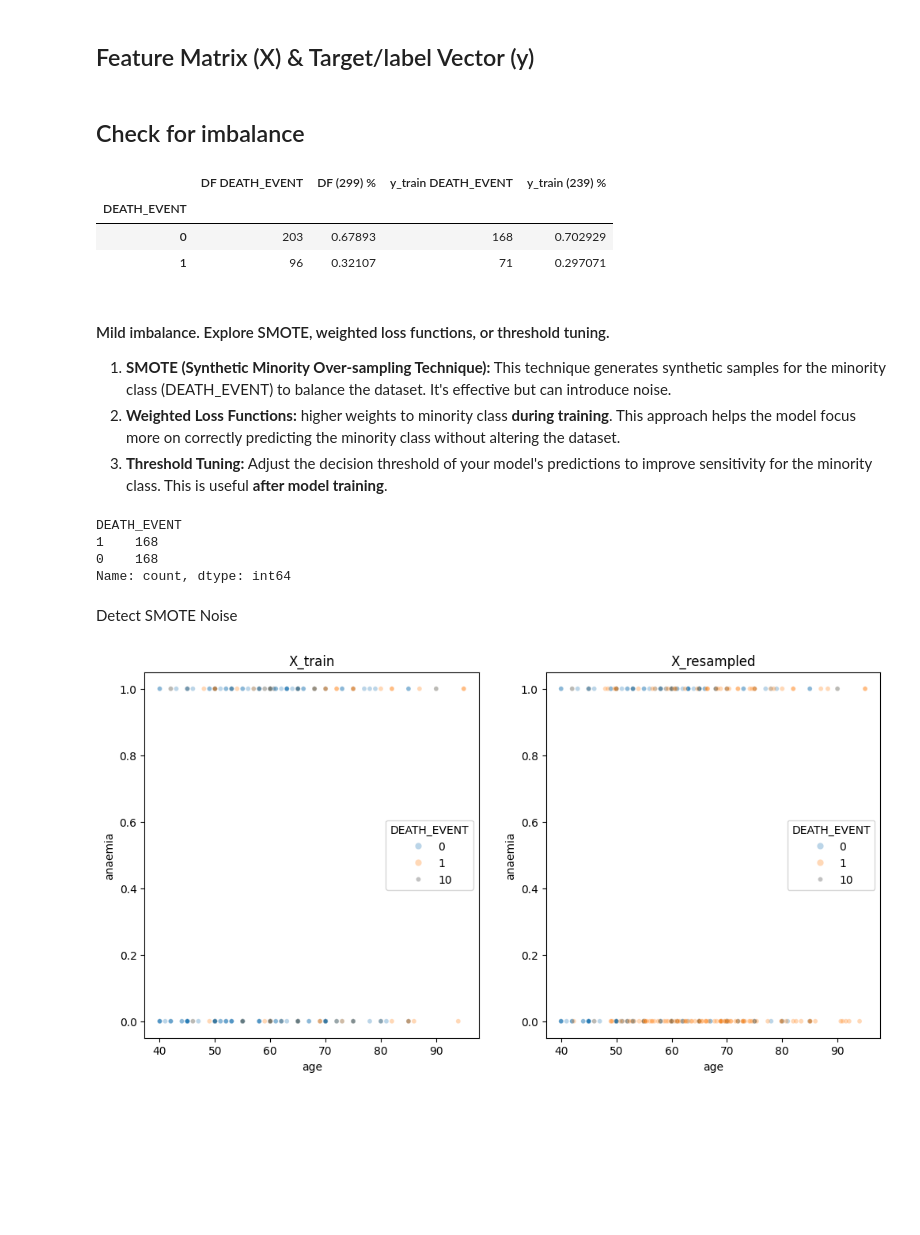
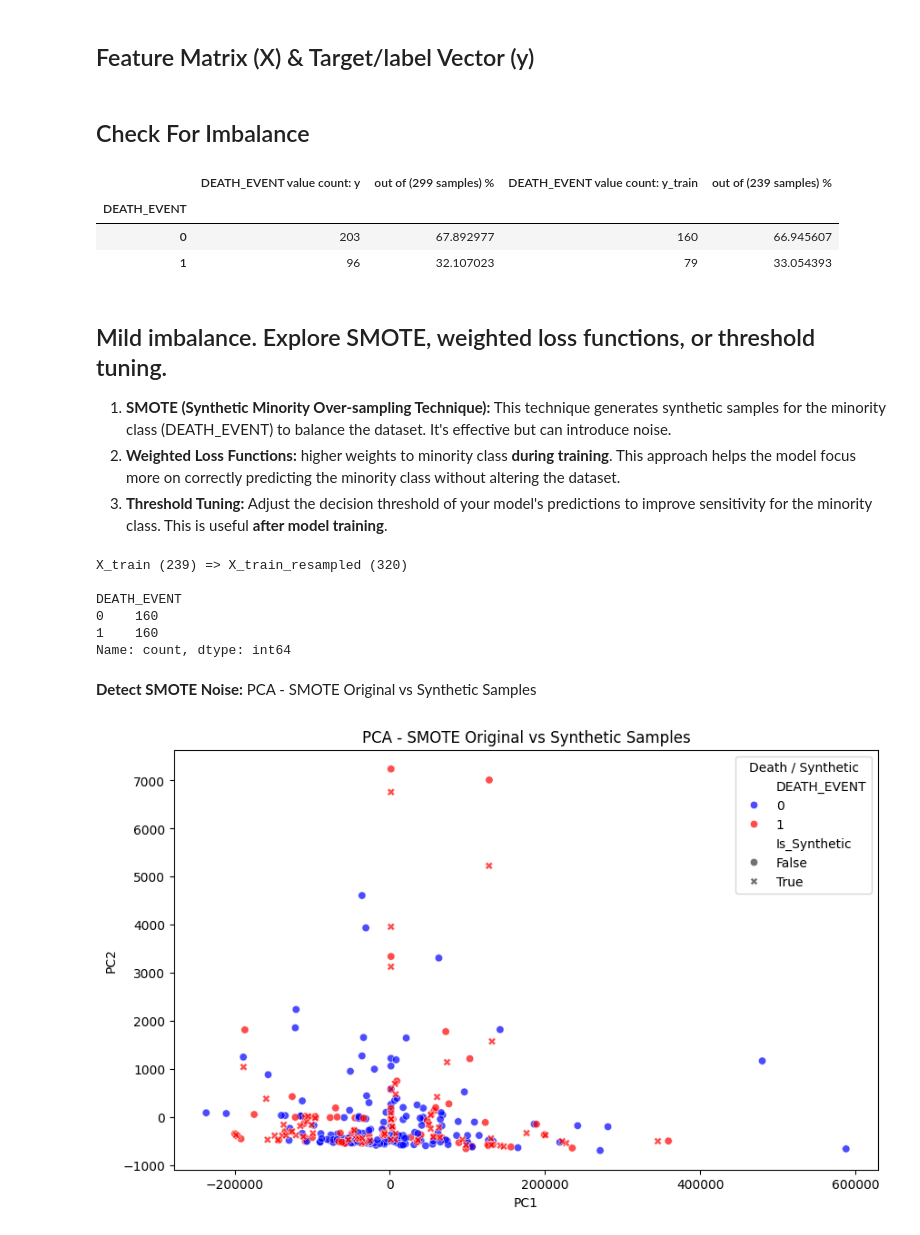
Before and after one commit to steventhestudent/CS4662_Project, a Jupyter notebook: Data Exploration.ipynb, the cells around one changed output. Saved outputs shown, nothing was run; the diff lists cells and outputs as text; code cells hidden in the pictures; blank space fills up the shorter version.

Commit message:
Data Exploration — update

```diff
--- a/Data Exploration.ipynb
+++ b/Data Exploration.ipynb
@@ -51,41 +49,60 @@ X_train, X_test, y_train, y_test = train_test_split(X, y, test_size=0.2, random_
 # %% [markdown]
-## Check for imbalance
+## Check For Imbalance
 # %%
-tmp = pd.concat([y.value_counts(), y.value_counts(normalize=True), y_train.value_counts(), y_train.value_counts(normalize=True)], axis=1)
-tmp.columns = ['DF DEATH_EVENT', f'DF ({len(y)})    %', 'y_train DEATH_EVENT', f'y_train ({len(y_train)})   %']
+tmp = pd.concat([y.value_counts(), y.value_counts(normalize=True) * 100, y_train.value_counts(), y_train.value_counts(normalize=True) * 100], axis=1)
+tmp.columns = ['DEATH_EVENT value count: y', f'out of ({len(y)} samples)    %', 'DEATH_EVENT value count: y_train', f'out of ({len(y_train)} samples)   %']
 tmp
 # %% [output]
-|  | DF DEATH_EVENT | DF (299) % | y_train DEATH_EVENT | y_train (239) % |
+|  | DEATH_EVENT value count: y | out of (299 samples) % | DEATH_EVENT value count: y_train | out of (239 samples) % |
 | DEATH_EVENT |  |  |  |  |
-| 0 | 203 | 0.67893 | 168 | 0.702929 |
-| 1 | 96 | 0.32107 | 71 | 0.297071 |
+| 0 | 203 | 67.892977 | 160 | 66.945607 |
+| 1 | 96 | 32.107023 | 79 | 33.054393 |
 # %% [markdown]
-#### Mild imbalance. Explore SMOTE, weighted loss functions, or threshold tuning.
+## Mild imbalance. Explore SMOTE, weighted loss functions, or threshold tuning.
 1. **SMOTE (Synthetic Minority Over-sampling Technique):** This technique generates synthetic samples for the minority class (DEATH_EVENT) to balance the dataset. It's effective but can introduce noise.
 1. **Weighted Loss Functions:** higher weights to minority class **during training**. This approach helps the model focus more on correctly predicting the minority class without altering the dataset.
 1. **Threshold Tuning:** Adjust the decision threshold of your model's predictions to improve sensitivity for the minority class. This is useful **after model training**.
+# %%
+smote = SMOTE(random_state=55)
+X_train_resampled, y_train_resampled = smote.fit_resample(X_train, y_train)
+print(f"X_train ({len(X_train)}) => X_train_resampled ({len(X_train_resampled)})\n")
+print(y_train_resampled.value_counts())
+# %% [output]
+X_train (239) => X_train_resampled (320)
+
+DEATH_EVENT
+0    160
+1    160
+Name: count, dtype: int64
 # %%
-smote = SMOTE(random_state=42)
-X_resampled, y_resampled = smote.fit_resample(X_train, y_train)
-y_resampled.value_counts()
+stages = dict(DF=X, X_train=X_train, X_train_resampled=X_train_resampled) # make running code / plotting stages easier
-# %% [output]
-DEATH_EVENT
-1    168
-0    168
-Name: count, dtype: int64
 # %% [markdown]
-Detect SMOTE Noise
+**Detect SMOTE Noise:** PCA - SMOTE Original vs Synthetic Samples
 # %%
-# fig, axes = plt.subplots(1, 2, figsize=(12, 6))  # 1 row, 2 columns
+n_original = len(X_train)
+synthetic_mask = np.array([False]*n_original + [True]*(len(X_train_resampled) - n_original)) # .map(() => is_synthetic)
 
-# ROC Curves subplot
-axes[0].set_title("X_train")
-sns.scatterplot(x=X_train.iloc[:, 0], y=X_train.iloc[:, 1], hue=y_train, size=10, alpha=0.3, ax=axes[0])
+pca = PCA(n_components=2, random_state=55) # apply PCA to reduce 2D (2 features) —for visualization
+X_resampled_pca = pca.fit_transform(X_train_resampled)
 
-axes[1].set_title('X_resampled')
-# axes[1].legend(*scatter.legend_elements(), title="Clusters")
-sns.scatterplot(x=X_resampled.iloc[:, 0], y=X_resampled.iloc[:, 1], hue=y_resampled, size=10, alpha=0.3, ax=axes[1])
+# Build a plot DataFrame
+plot_df = pd.DataFrame(X_resampled_pca, columns=["PC1", "PC2"])
+plot_df["DEATH_EVENT"] = y_train_resampled
+plot_df["Is_Synthetic"] = synthetic_mask
 
+# Plot using seaborn
+plt.figure(figsize=(10, 6))
+sns.scatterplot(
+    data=plot_df,
+    x="PC1", y="PC2",
+    hue="DEATH_EVENT",
+    style="Is_Synthetic",
+    palette={0: "blue", 1: "red"},
+    markers={False: "o", True: "X"},
+    alpha=0.7
+)
+plt.title("PCA - SMOTE Original vs Synthetic Samples")
+plt.legend(title="Death / Synthetic")
 plt.show()
 # %% [output]
-[figure, old version]
+[figure, new version]
```
Also changed, not shown: parts of 37 cells of this notebook, 1 other file.
